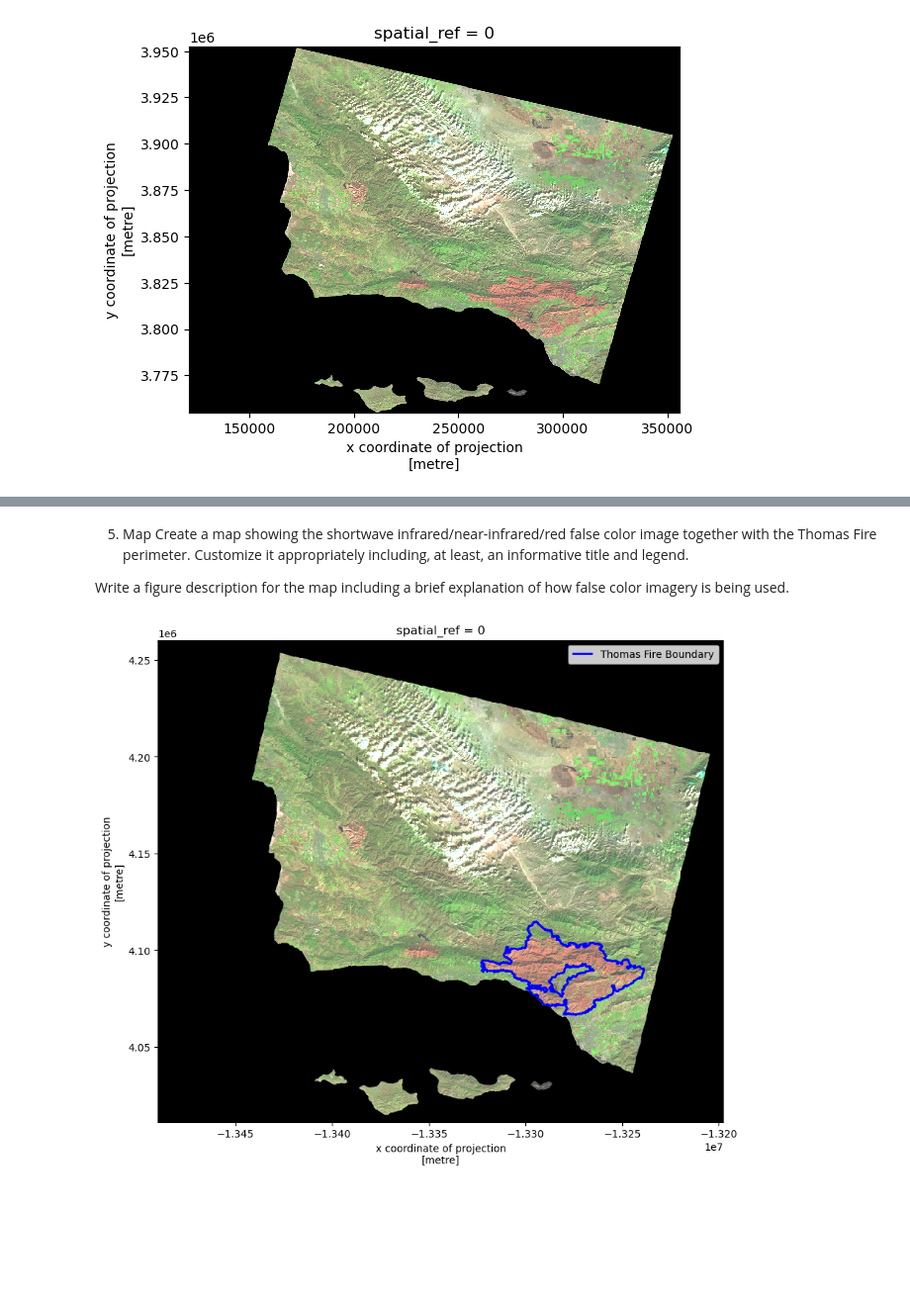
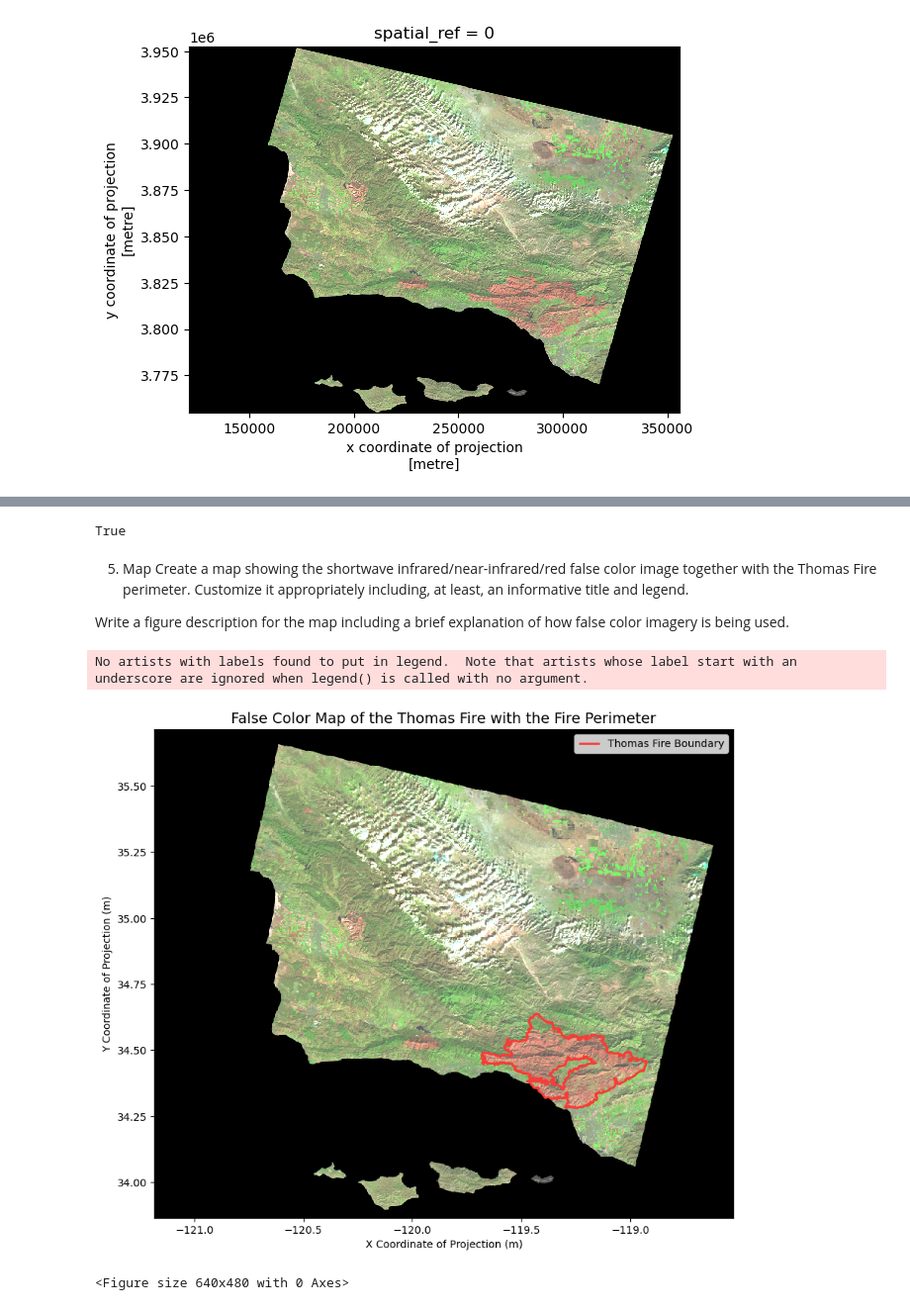
Before and after one commit to haylee360/eds220-hwk4, a Jupyter notebook: hwk4-task2-false-color-oyler.ipynb, the cells around one changed output, grey strips where cells are left out. Shown: that part at 99% size. Cells and saved outputs as stored; diff of their text form; code cells hidden in the pictures; blank space fills up the shorter version.

```diff
--- a/hwk4-task2-false-color-oyler.ipynb
+++ b/hwk4-task2-false-color-oyler.ipynb
@@ -99,10 +109,3 @@ landsat[['swir22', 'nir08', 'red']].to_array().plot.imshow(robust=True)
 # %% [output]
 <matplotlib.image.AxesImage at 0x...>
 [figure]
-# %%
-# Reproject data
-thomas_boundary= thomas_boundary.to_crs("EPSG:3857")
-# %%
-# landsat.rio.crs
-# landsat.rio.write_crs(4326, inplace=True)
-landsat = landsat.rio.reproject("EPSG:3857")
@@ -113,3 +129,14 @@ True
+# %%
+# Reproject data
+thomas_boundary= thomas_boundary.to_crs("EPSG:4326")
+
+# landsat.rio.crs
+landsat = landsat.rio.reproject("EPSG:4326")
+
+# Confirm that the CRS of our data match
+landsat.rio.crs == thomas_boundary.crs
+# %% [output]
+True
 # %% [markdown]
 5. Map
 Create a map showing the shortwave infrared/near-infrared/red false color image together with the Thomas Fire perimeter. Customize it appropriately including, at least, an informative title and legend.
@@ -131,28 +156,28 @@ Write a figure description for the map including a brief explanation of how fals
-# %%
-# Initialize figure
-fig, ax = plt.subplots(figsize=(10,10))
-
-# Remove axis for a cleaner map and set title
-ax.set_title('Thomas fire boundary map',
-            fontsize=14)
-
-landsat[['swir22', 'nir08', 'red']].to_array().plot.imshow(ax = ax, robust = True)
-
-thomas_boundary.boundary.plot(ax=ax, edgecolor='blue', linewidth=2, label='Thomas Fire Boundary')
-
-ax.legend()
-
-# landsat_array.plot.imshow(robust=True, ax=ax)
-
-# landsat_array.plot(kind = 'imshow',
-#                     ax=ax)
-
-# Plot NY state and color by number of spills
-# thomas_clip.plot(ax=ax,
-#                 legend=True,
-#                 color='whitesmoke',
-#                 edgecolor='0.7')
-
-plt.show()
-# %% [output]
-[figure, removed]
+# %%
+# Initialize figure
+fig, ax = plt.subplots(figsize=(10,10))
+
+landsat[['swir22', 'nir08', 'red']].to_array().plot.imshow(ax = ax,
+                                                        robust = True)
+ax.legend()
+
+thomas_boundary.boundary.plot(ax=ax,
+                            edgecolor='#f83c36',
+                            linewidth=2,
+                            label='Thomas Fire Boundary')
+
+ax.legend()
+
+# Remove axis for a cleaner map and set title
+ax.set_title('False Color Map of the Thomas Fire with the Fire Perimeter',
+            fontsize=14)
+ax.set_xlabel('X Coordinate of Projection (m)')
+ax.set_ylabel('Y Coordinate of Projection (m)')
+ax.set_facecolor("white")
+plt.figure(facecolor='yellow')
+
+plt.show()
+# %% [output]
+No artists with labels found to put in legend.  Note that artists whose label start with an underscore are ignored when legend() is called with no argument.
+[figure, added]
+<Figure size 640x480 with 0 Axes>
```
Also changed, not shown: parts of 17 cells of this notebook, 2 other files.
